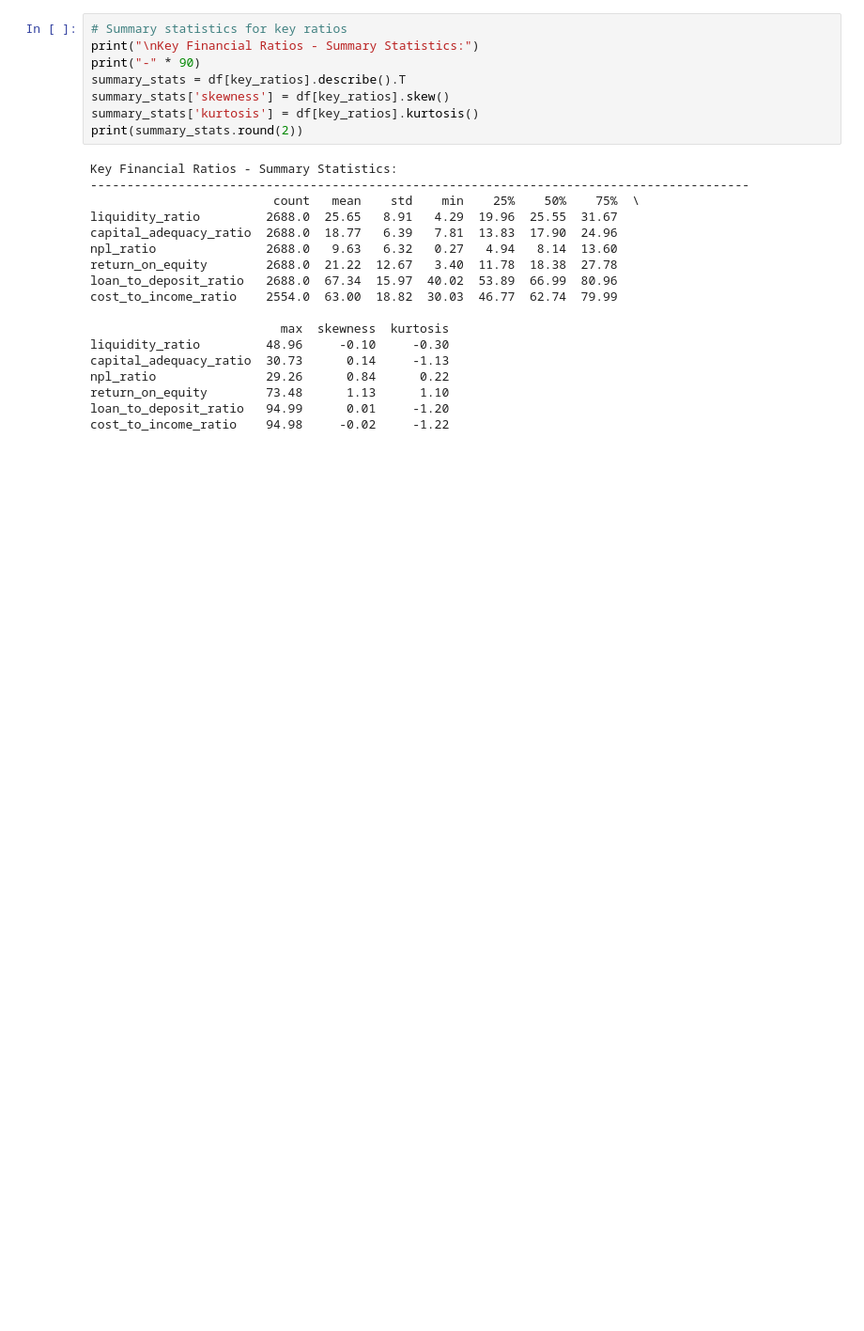
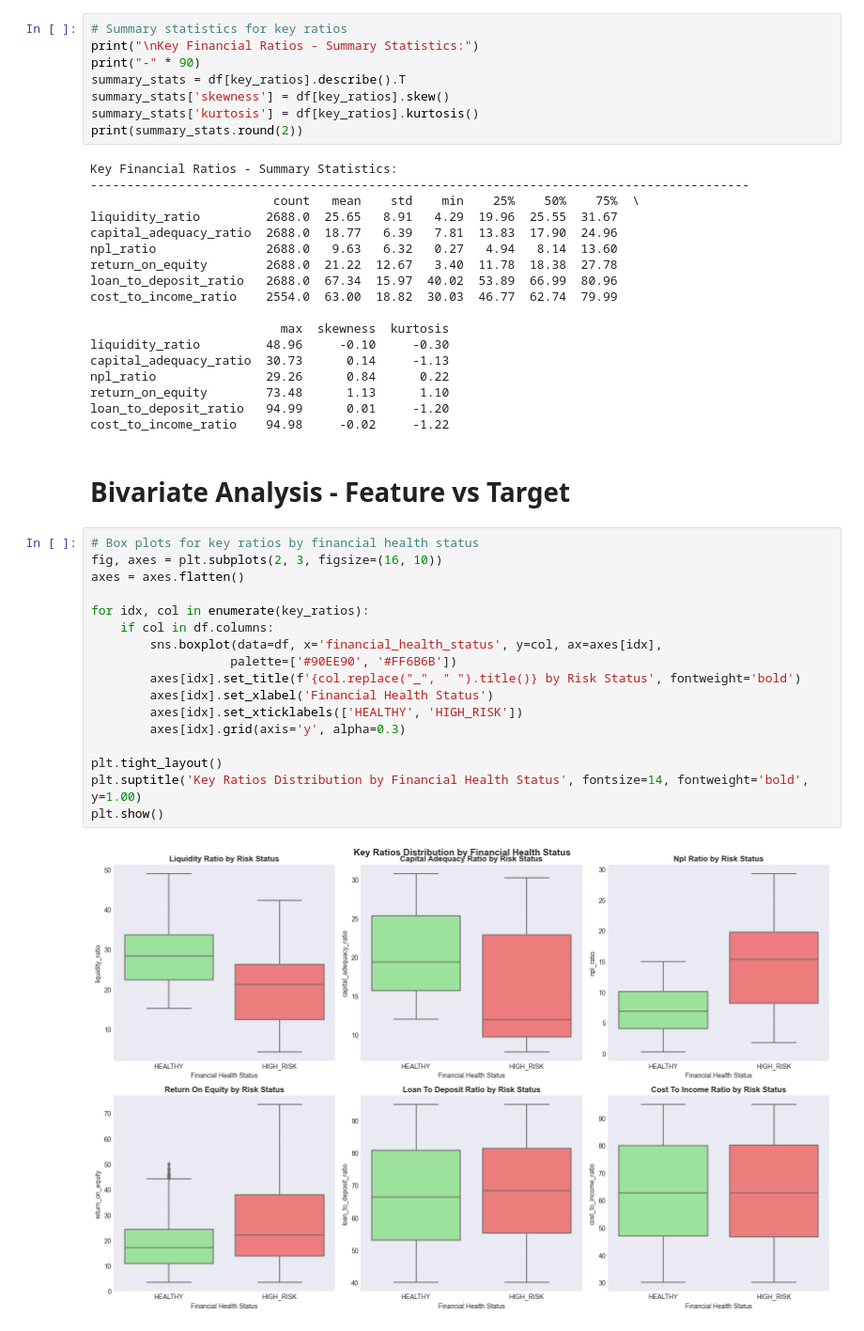
Before and after one commit to addetsi/Bank-Financial-Health-Analysis, a Jupyter notebook: 02_eda_analysis.ipynb, the cells around one changed output. Shown at 94% size. Saved outputs shown, nothing was run; the diff lists cells and outputs as text; blank space fills up the shorter version.

Commit message:
completed Bivariate analysis and visualization

```diff
--- a/02_eda_analysis.ipynb
+++ b/02_eda_analysis.ipynb
@@ -376,3 +376,24 @@ npl_ratio               29.26      0.84      0.22
 return_on_equity        73.48      1.13      1.10
 loan_to_deposit_ratio   94.99      0.01     -1.20
 cost_to_income_ratio    94.98     -0.02     -1.22
+# %% [markdown]
+# Bivariate Analysis - Feature vs Target
+# %%
+# Box plots for key ratios by financial health status
+fig, axes = plt.subplots(2, 3, figsize=(16, 10))
+axes = axes.flatten()
+
+for idx, col in enumerate(key_ratios):
+    if col in df.columns:
+        sns.boxplot(data=df, x='financial_health_status', y=col, ax=axes[idx],
+                   palette=['#90EE90', '#FF6B6B'])
+        axes[idx].set_title(f'{col.replace("_", " ").title()} by Risk Status', fontweight='bold')
+        axes[idx].set_xlabel('Financial Health Status')
+        axes[idx].set_xticklabels(['HEALTHY', 'HIGH_RISK'])
+        axes[idx].grid(axis='y', alpha=0.3)
+
+plt.tight_layout()
+plt.suptitle('Key Ratios Distribution by Financial Health Status', fontsize=14, fontweight='bold', y=1.00)
+plt.show()
+# %% [output]
+[figure, added]
```
Also changed, not shown: parts of 2 cells of this notebook.
